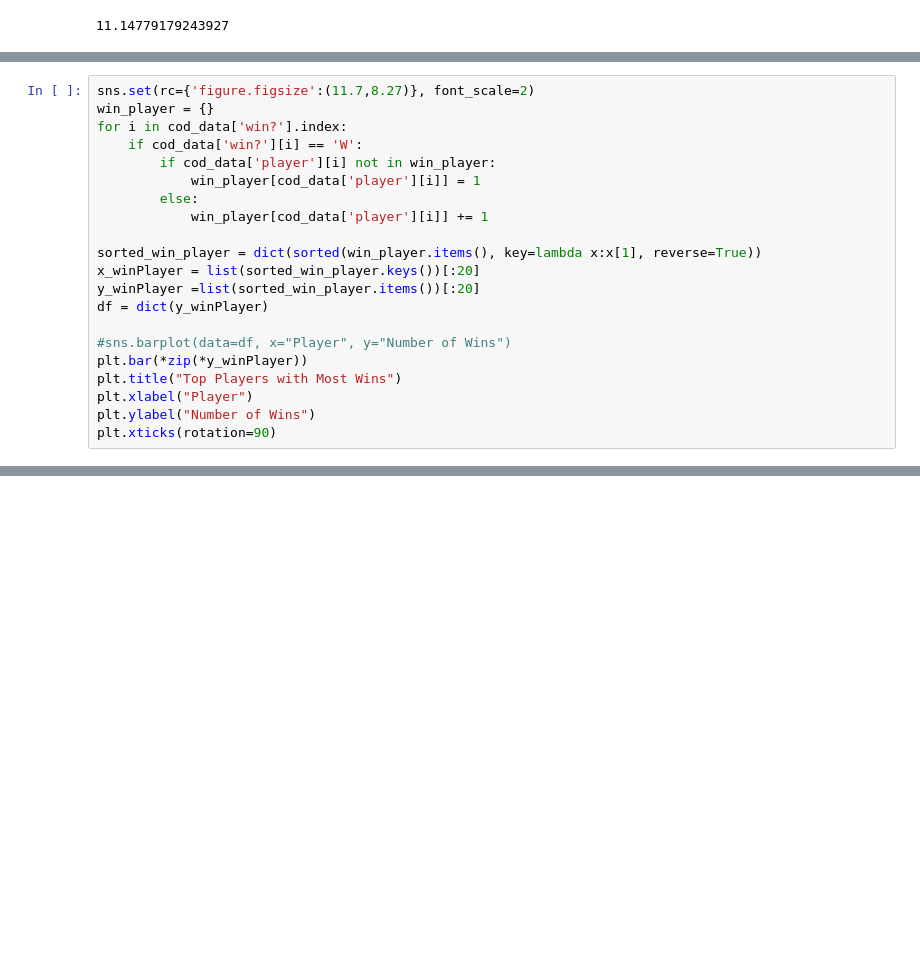
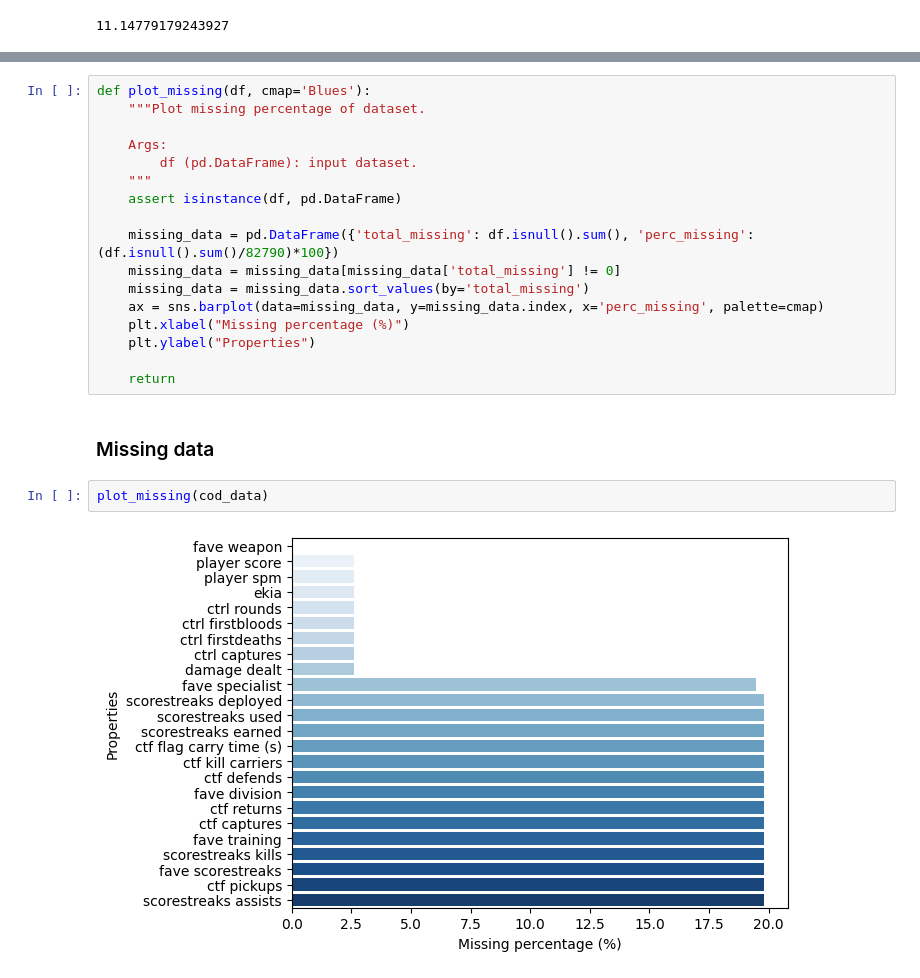
Before and after one commit to wavyvone/COD_Analysis, a Jupyter notebook: cod_analysis.ipynb, the cells around one changed output, grey strips where cells are left out. Drawn from its saved outputs; the diff is of its cells as text; blank space fills up the shorter version.

Commit message:
added plots from all slides except for 13

```diff
--- a/cod_analysis.ipynb
+++ b/cod_analysis.ipynb
@@ -146,21 +47,0 @@ plt.xticks(rotation=90)
-# %%
-sns.set(rc={'figure.figsize':(11.7,8.27)}, font_scale=2)
-win_player = {}
-for i in cod_data['win?'].index:
-    if cod_data['win?'][i] == 'W':
-        if cod_data['player'][i] not in win_player:
-            win_player[cod_data['player'][i]] = 1
-        else:
-            win_player[cod_data['player'][i]] += 1
-
-sorted_win_player = dict(sorted(win_player.items(), key=lambda x:x[1], reverse=True))
-x_winPlayer = list(sorted_win_player.keys())[:20]
-y_winPlayer =list(sorted_win_player.items())[:20]
-df = dict(y_winPlayer)
-
-#sns.barplot(data=df, x="Player", y="Number of Wins")
-plt.bar(*zip(*y_winPlayer))
-plt.title("Top Players with Most Wins")
-plt.xlabel("Player")
-plt.ylabel("Number of Wins")
-plt.xticks(rotation=90)
@@ -443,0 +65,23 @@ plt.show()
+# %%
+def plot_missing(df, cmap='Blues'):
+    """Plot missing percentage of dataset.
+
+    Args:
+        df (pd.DataFrame): input dataset.
+    """
+    assert isinstance(df, pd.DataFrame)
+
+    missing_data = pd.DataFrame({'total_missing': df.isnull().sum(), 'perc_missing': (df.isnull().sum()/82790)*100})
+    missing_data = missing_data[missing_data['total_missing'] != 0]
+    missing_data = missing_data.sort_values(by='total_missing')
+    ax = sns.barplot(data=missing_data, y=missing_data.index, x='perc_missing', palette=cmap)
+    plt.xlabel("Missing percentage (%)")
+    plt.ylabel("Properties")
+
+    return
+# %% [markdown]
+### Missing data
+# %%
+plot_missing(cod_data)
+# %% [output]
+[figure, added]
```
Also changed, not shown: parts of 67 cells of this notebook.
